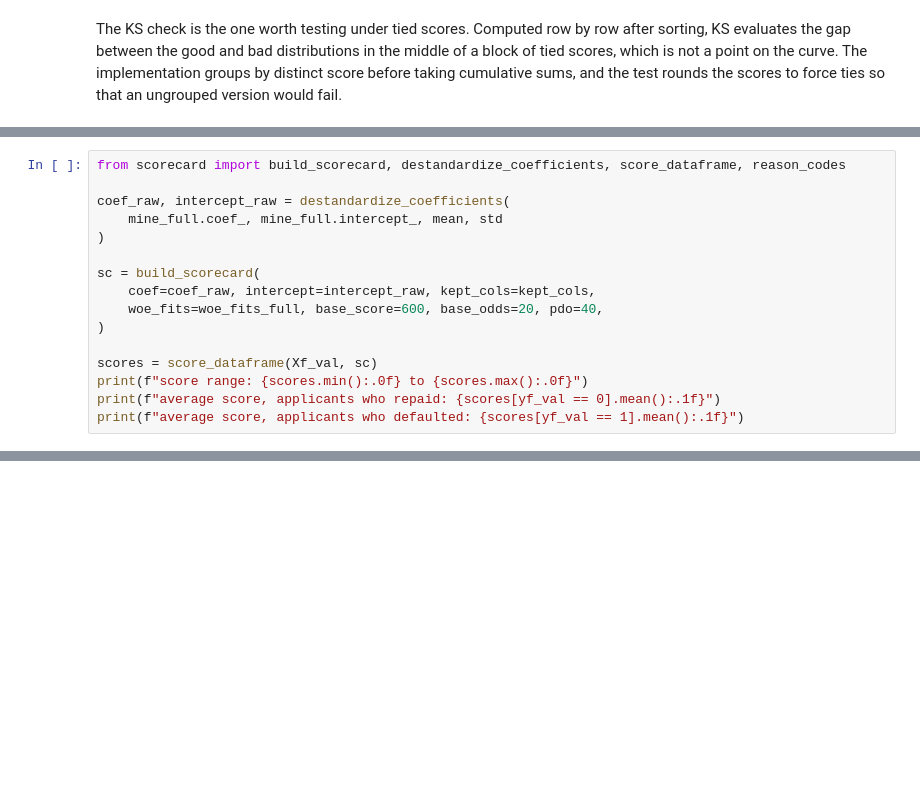
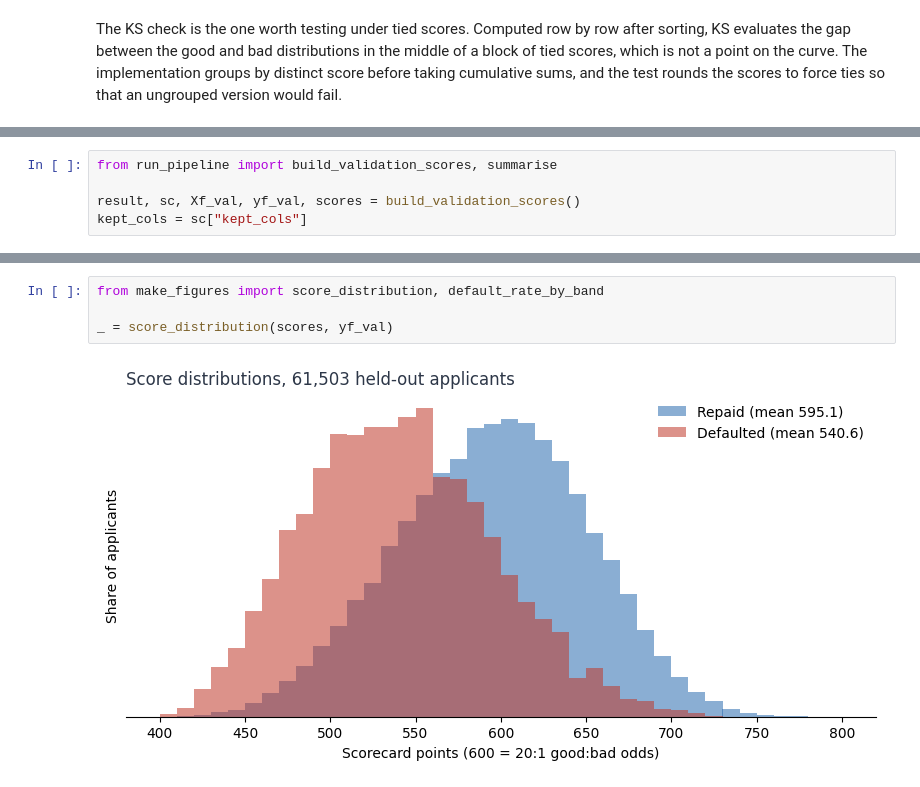
Before and after one commit to alvenyuka/Credit-Risk-Scorecard, a Jupyter notebook: Credit_Risk_Scorecard.ipynb, the cells around one changed output, grey strips where cells are left out. Cells and saved outputs as stored; diff of their text form; blank space fills up the shorter version.

```diff
--- a/Credit_Risk_Scorecard.ipynb
+++ b/Credit_Risk_Scorecard.ipynb
@@ -230,0 +176,5 @@ from-scratch vs scikit-learn: max coefficient diff=0.0034, prediction correlatio
+# %%
+from run_pipeline import build_validation_scores, summarise
+
+result, sc, Xf_val, yf_val, scores = build_validation_scores()
+kept_cols = sc["kept_cols"]
@@ -240,16 +259,0 @@ the combined score.
-# %%
-from scorecard import build_scorecard, destandardize_coefficients, score_dataframe, reason_codes
-
-coef_raw, intercept_raw = destandardize_coefficients(
-    mine_full.coef_, mine_full.intercept_, mean, std
-)
-
-sc = build_scorecard(
-    coef=coef_raw, intercept=intercept_raw, kept_cols=kept_cols,
-    woe_fits=woe_fits_full, base_score=600, base_odds=20, pdo=40,
-)
-
-scores = score_dataframe(Xf_val, sc)
-print(f"score range: {scores.min():.0f} to {scores.max():.0f}")
-print(f"average score, applicants who repaid: {scores[yf_val == 0].mean():.1f}")
-print(f"average score, applicants who defaulted: {scores[yf_val == 1].mean():.1f}")
@@ -279,0 +314,6 @@ defaulted, score=429:
+# %%
+from make_figures import score_distribution, default_rate_by_band
+
+_ = score_distribution(scores, yf_val)
+# %% [output]
+[figure, added]
```
Also changed, not shown: parts of 32 cells of this notebook, 9 other files.
